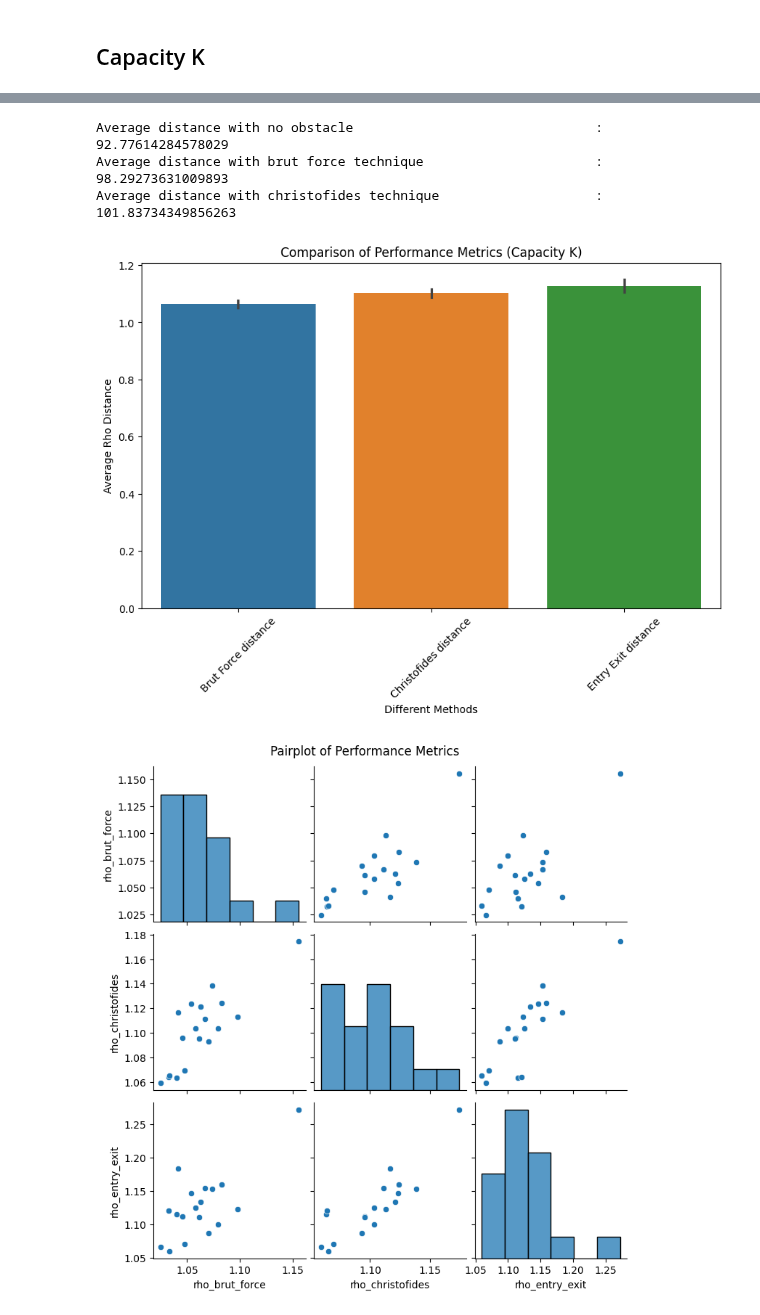
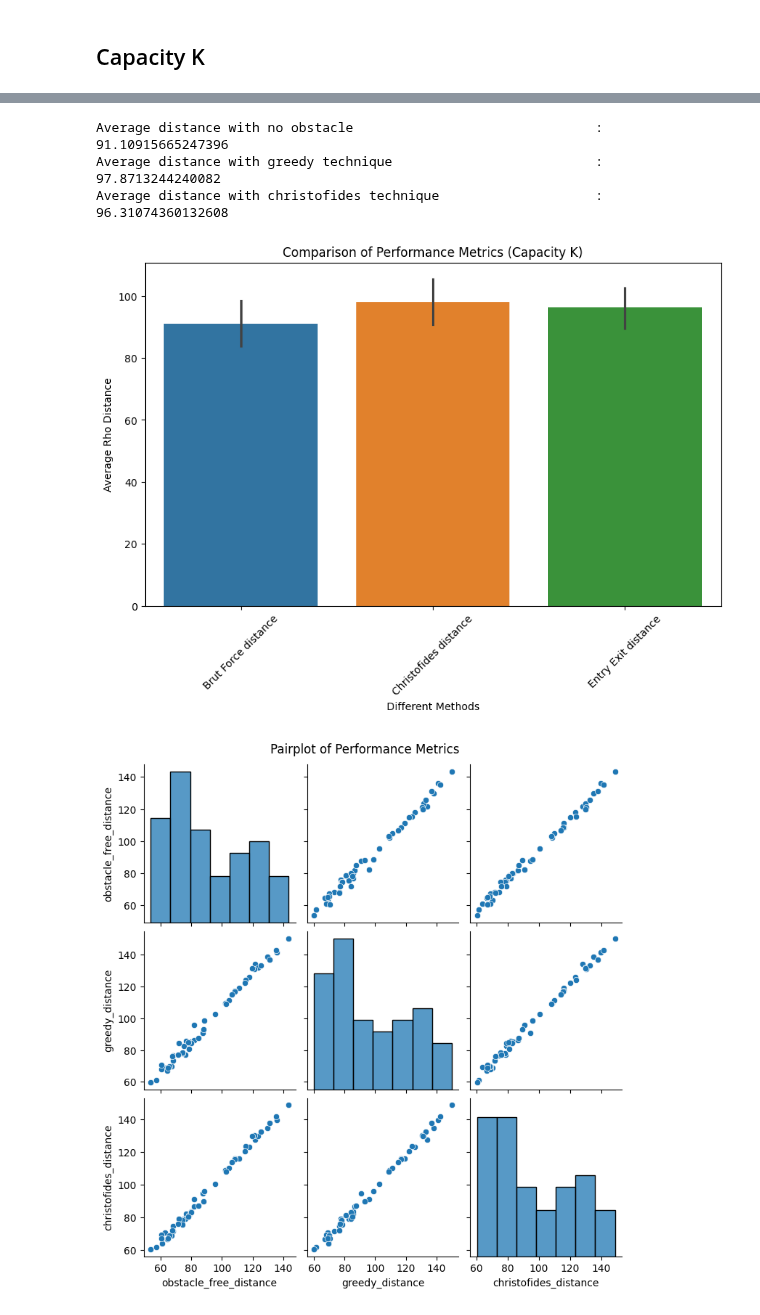
Before and after one commit to CR-Samrat/drone-based-delivary, a Jupyter notebook: euclidean_with_obstacle_performance_test.ipynb, the cells around one changed output, grey strips where cells are left out. Cells and saved outputs as stored; diff of their text form; code cells hidden in the pictures.

```diff
--- a/euclidean_with_obstacle_performance_test.ipynb
+++ b/euclidean_with_obstacle_performance_test.ipynb
@@ -114,7 +97,6 @@ df_cap_k.head()
 # %%
-df_cap_k['rho_brut_force'] = df_cap_k['brut_force_distance']/df_cap_k['obstacle_free_distance']
+df_cap_k['rho_greedy'] = df_cap_k['greedy_distance']/df_cap_k['obstacle_free_distance']
 df_cap_k['rho_christofides'] = df_cap_k['christofides_distance']/df_cap_k['obstacle_free_distance']
-df_cap_k['rho_entry_exit'] = df_cap_k['entry_exit_distance']/df_cap_k['obstacle_free_distance']
 
 df_cap_k.head()
 # %% [output]
@@ -127,27 +109,27 @@ df_cap_k.head()
 # %%
 print("Average distance with no obstacle \t\t\t\t:", df_cap_k['obstacle_free_distance'].mean())
-print("Average distance with brut force technique \t\t\t:",df_cap_k['brut_force_distance'].mean())
+print("Average distance with greedy technique \t\t\t\t:",df_cap_k['greedy_distance'].mean())
 print("Average distance with christofides technique \t\t\t:",df_cap_k['christofides_distance'].mean())
 # %% [output]
-Average distance with no obstacle                               : 92.77614284578029
-Average distance with brut force technique                      : 98.29273631009893
-Average distance with christofides technique                    : 101.83734349856263
+Average distance with no obstacle                               : 91.10915665247396
+Average distance with greedy technique                          : 97.8713244240082
+Average distance with christofides technique                    : 96.31074360132608
 # %%
 # Boxplot
 plt.figure(figsize=(10, 6))
-sns.barplot(data=df_cap_k.iloc[:, -3:], estimator='mean')
+sns.barplot(data=df_cap_k.iloc[:, -5:-2], estimator='mean')
 plt.title('Comparison of Performance Metrics (Capacity K)')
 plt.xlabel('Different Methods')
 plt.ylabel('Average Rho Distance')
 plt.xticks(ticks=[0,1,2], labels=['Brut Force distance','Christofides distance','Entry Exit distance'], rotation=45)
 plt.show()
 # %% [output]
-[figure, old version]
+[figure, new version]
 # %%
 # Pairplot
-sns.pairplot(df_cap_k.iloc[:, -3:])
+sns.pairplot(df_cap_k.iloc[:, -5:-2])
 plt.suptitle('Pairplot of Performance Metrics', y=1.02)
 plt.show()
 # %% [output]
-[figure, old version]
+[figure, new version]
 # %%
```
Also changed, not shown: parts of 15 cells of this notebook, 4 other files.
